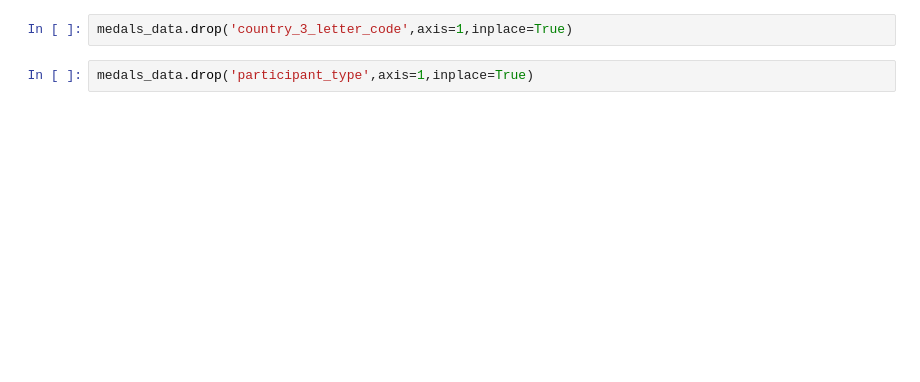
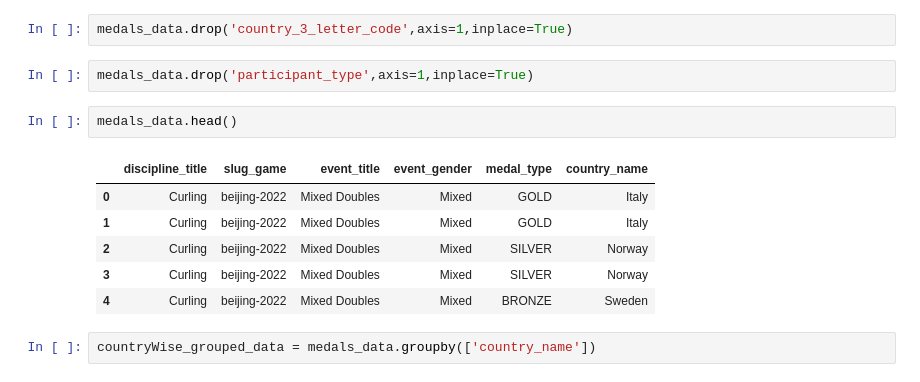
Before and after one commit to Annarhysa/Olympic-ious, a Jupyter notebook: predict.ipynb, the cells around one changed output. Drawn from its saved outputs; the diff is of its cells as text; blank space fills up the shorter version.

```diff
--- a/predict.ipynb
+++ b/predict.ipynb
@@ -39,3 +43,14 @@ medals_data.head()
 medals_data.drop('country_3_letter_code',axis=1,inplace=True)
 # %%
 medals_data.drop('participant_type',axis=1,inplace=True)
+# %%
+medals_data.head()
+# %% [output]
+|  | discipline_title | slug_game | event_title | event_gender | medal_type | country_name |
+| 0 | Curling | beijing-2022 | Mixed Doubles | Mixed | GOLD | Italy |
+| 1 | Curling | beijing-2022 | Mixed Doubles | Mixed | GOLD | Italy |
+| 2 | Curling | beijing-2022 | Mixed Doubles | Mixed | SILVER | Norway |
+| 3 | Curling | beijing-2022 | Mixed Doubles | Mixed | SILVER | Norway |
+| 4 | Curling | beijing-2022 | Mixed Doubles | Mixed | BRONZE | Sweden |
+# %%
+countryWise_grouped_data = medals_data.groupby(['country_name'])
```
Also changed, not shown: parts of 9 cells of this notebook.
